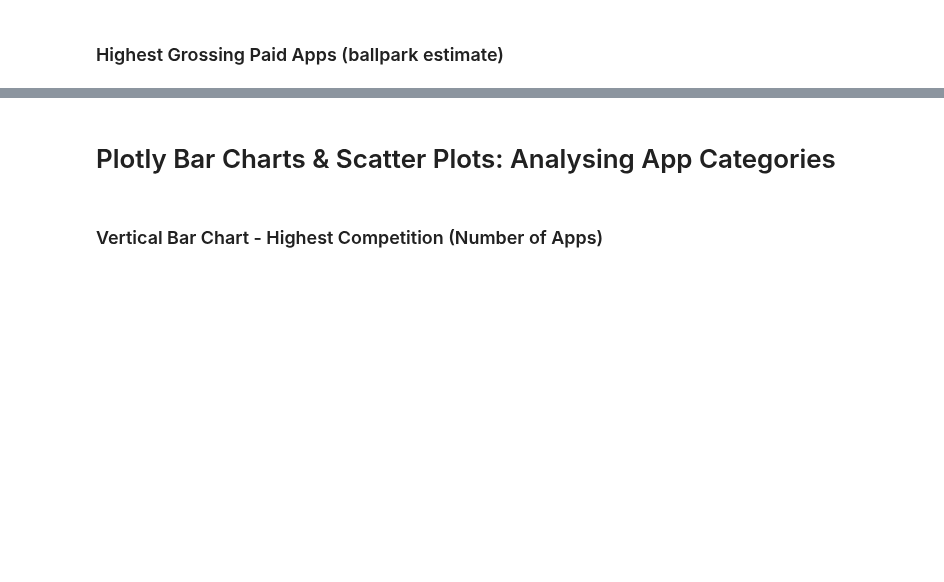
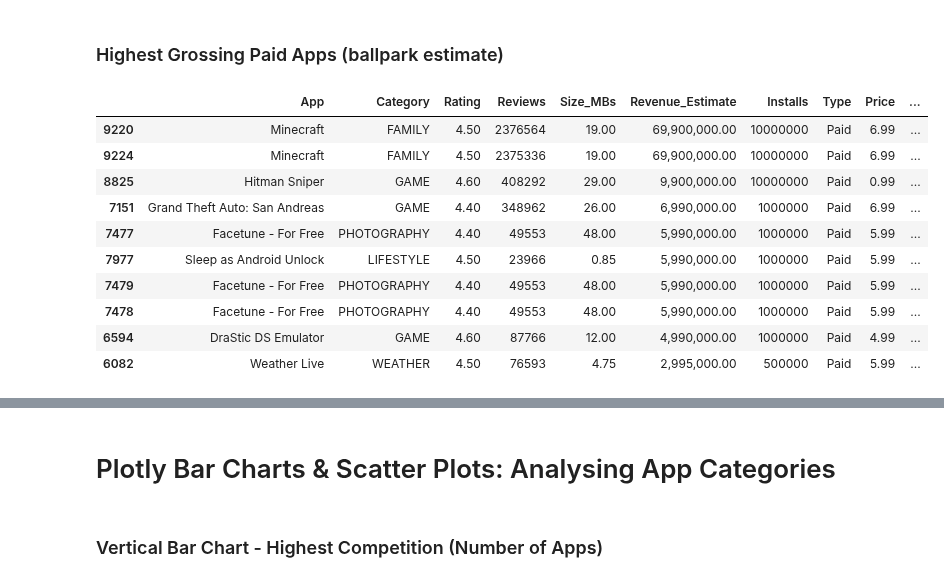
Before and after one commit to bnedjm/100-Dayz-of-Code, a Jupyter notebook: 04-Advanced-Section/Day-076 - Beautiful Plotly Charts & Analysing the Android App Store/Google Play Store App Analytics.ipynb, the cells around one changed output, grey strips where cells are left out. Drawn from its saved outputs; the diff is of its cells as text; code cells hidden in the pictures; blank space fills up the shorter version.

```diff
--- a/04-Advanced-Section/Day-076 - Beautiful Plotly Charts & Analysing the Android App Store/Google Play Store App Analytics.ipynb
+++ b/04-Advanced-Section/Day-076 - Beautiful Plotly Charts & Analysing the Android App Store/Google Play Store App Analytics.ipynb
@@ -214,2 +348,17 @@ Add a column called 'Revenue_Estimate' to the DataFrame. This column should hold
 # %% [markdown]
 ### Highest Grossing Paid Apps (ballpark estimate)
+# %%
+df_apps_clean.insert(5, "Revenue_Estimate", df_apps_clean.Installs*df_apps_clean.Price)
+df_apps_clean.sort_values(by=["Revenue_Estimate"], ascending=False).head(10)
+# %% [output]
+|  | App | Category | Rating | Reviews | Size_MBs | Revenue_Estimate | Installs | Type | Price | ... |
+| 9220 | Minecraft | FAMILY | 4.50 | 2376564 | 19.00 | 69,900,000.00 | 10000000 | Paid | 6.99 | ... |
+| 9224 | Minecraft | FAMILY | 4.50 | 2375336 | 19.00 | 69,900,000.00 | 10000000 | Paid | 6.99 | ... |
+| 8825 | Hitman Sniper | GAME | 4.60 | 408292 | 29.00 | 9,900,000.00 | 10000000 | Paid | 0.99 | ... |
+| 7151 | Grand Theft Auto: San Andreas | GAME | 4.40 | 348962 | 26.00 | 6,990,000.00 | 1000000 | Paid | 6.99 | ... |
+| 7477 | Facetune - For Free | PHOTOGRAPHY | 4.40 | 49553 | 48.00 | 5,990,000.00 | 1000000 | Paid | 5.99 | ... |
+| 7977 | Sleep as Android Unlock | LIFESTYLE | 4.50 | 23966 | 0.85 | 5,990,000.00 | 1000000 | Paid | 5.99 | ... |
+| 7479 | Facetune - For Free | PHOTOGRAPHY | 4.40 | 49553 | 48.00 | 5,990,000.00 | 1000000 | Paid | 5.99 | ... |
+| 7478 | Facetune - For Free | PHOTOGRAPHY | 4.40 | 49553 | 48.00 | 5,990,000.00 | 1000000 | Paid | 5.99 | ... |
+| 6594 | DraStic DS Emulator | GAME | 4.60 | 87766 | 12.00 | 4,990,000.00 | 1000000 | Paid | 4.99 | ... |
+| 6082 | Weather Live | WEATHER | 4.50 | 76593 | 4.75 | 2,995,000.00 | 500000 | Paid | 5.99 | ... |
```
Also changed, not shown: parts of 10 cells of this notebook.
